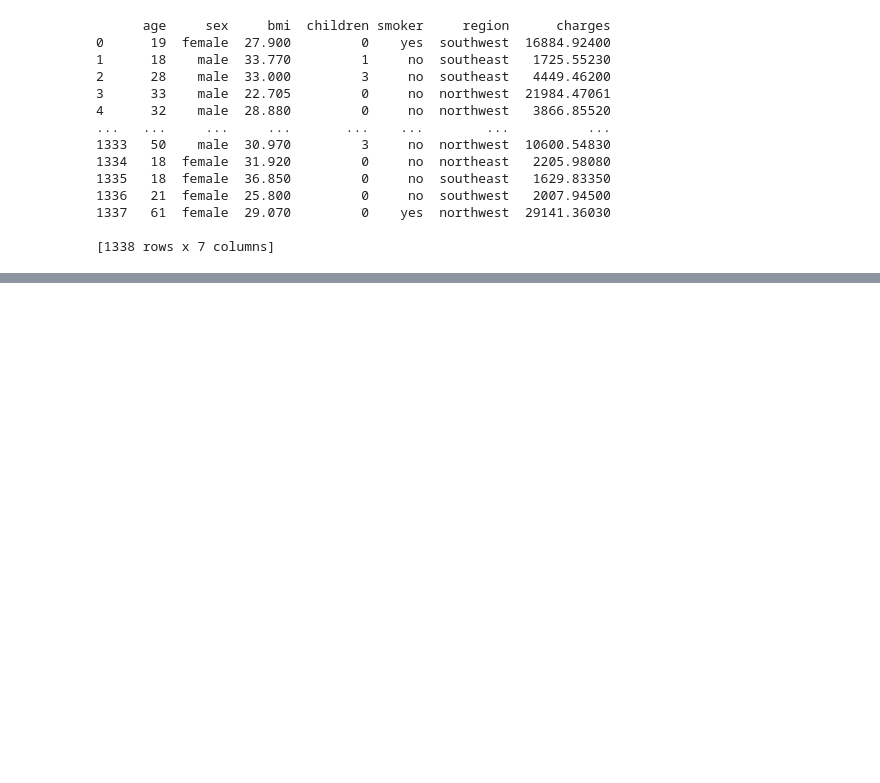
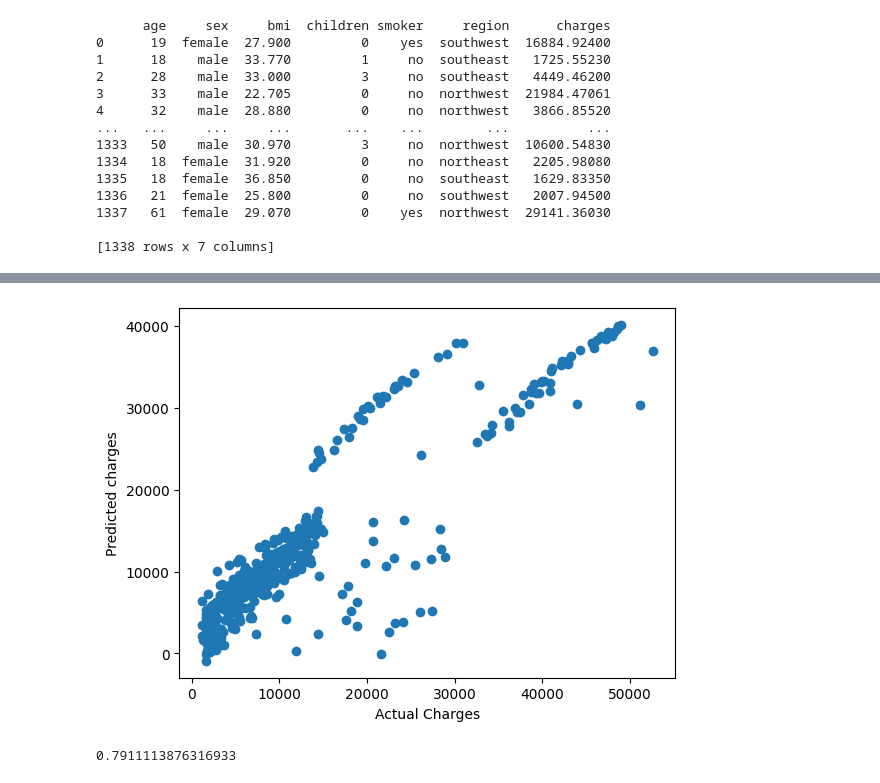
Before and after one commit to AK-26David/Machine-Learning, a Jupyter notebook: Week3_Supervised_ML/Linear Regression/multivariate.ipynb, the cells around one changed output, grey strips where cells are left out. Drawn from its saved outputs; the diff is of its cells as text; code cells hidden in the pictures; blank space fills up the shorter version.

```diff
--- a/Week3_Supervised_ML/Linear Regression/multivariate.ipynb
+++ b/Week3_Supervised_ML/Linear Regression/multivariate.ipynb
@@ -26,0 +155,13 @@ print(df)
+# %%
+y_predict_test = lr.predict(X_test)
+# %%
+plt.scatter(y_test, y_predict_test)
+plt.xlabel("Actual Charges")
+plt.ylabel("Predicted charges")
+plt.show()
+# %% [output]
+[figure, added]
+# %%
+r2_score(y_test,y_predict_test)
+# %% [output]
+0.7911113876316933
```
Also changed, not shown: parts of 15 cells of this notebook.
